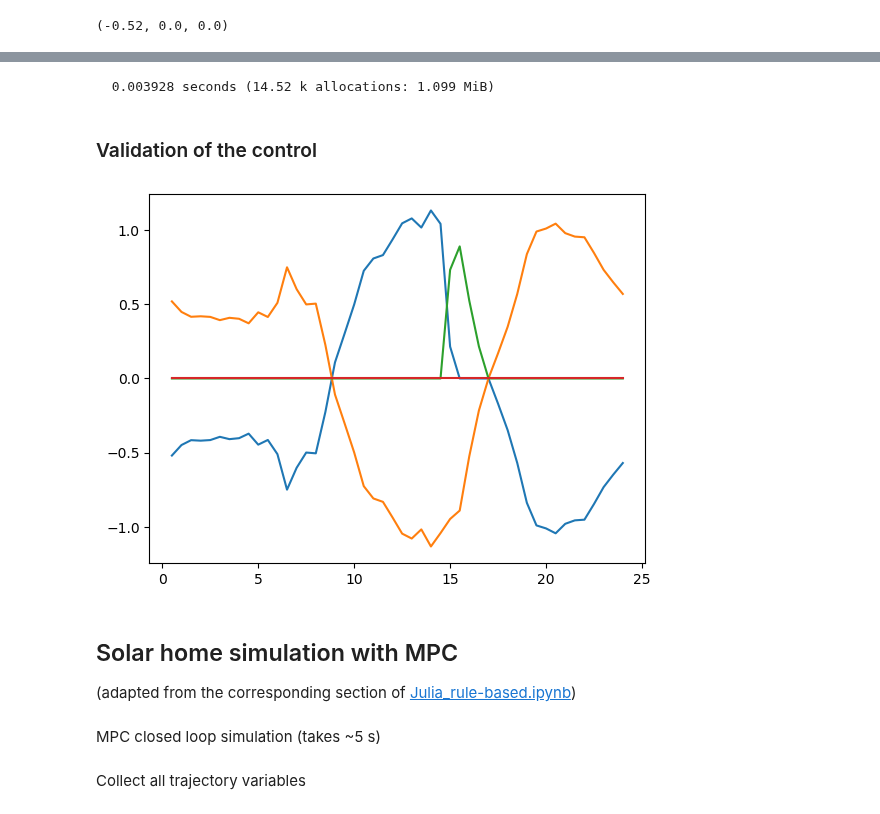
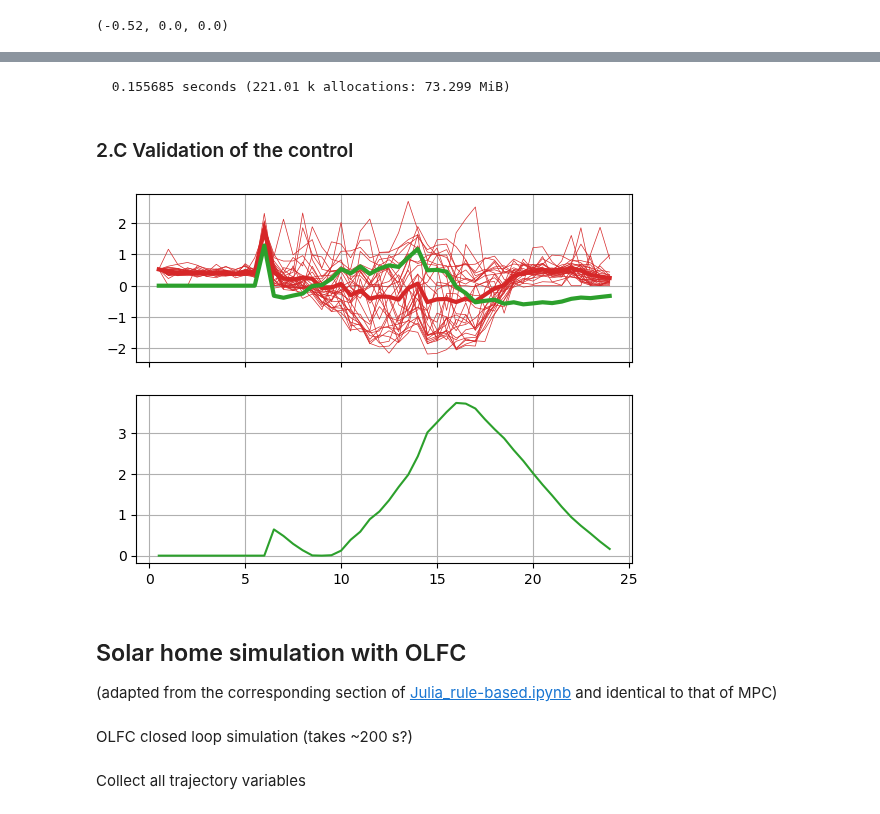
Before and after one commit to pierre-haessig/solarhome-control-bench, a Jupyter notebook: methods/julia_jump_mpc/julia_olfc.ipynb, the cells around one changed output, grey strips where cells are left out. Cells and saved outputs as stored; diff of their text form; code cells hidden in the pictures.

```diff
--- a/methods/julia_jump_mpc/julia_olfc.ipynb
+++ b/methods/julia_jump_mpc/julia_olfc.ipynb
@@ -299,11 +302,11 @@ function make_olfc(params, dt, scenarios; optimizer=default_optimizer)
             E_sto = value.(E), # state, up to instant H+1
             P_sto = value.(P_sto), # out
 
-            P_load = P_load_fc,
+            P_load = P_load_scen,
 
-            P_sun  = P_sun_fc,
+            P_sun  = P_sun_scen,
             P_curt = value.(P_curt),
-            P_pv   = P_sun_fc .- value.(P_curt),
+            P_pv   = P_sun_scen .- value.(P_curt),
 
             P_grid = value.(P_grid),
             c_grid = c_grid_fc
@@ -337,29 +340,39 @@ Timing and allocations are better:
 # %%
-forecast = make_daily_mean_forecast(48)
-control_mpc2 = make_mpc(params, dt, forecast)
-control_mpc2(1,0.)
-@time control_mpc2(1, 0., true);
+scenarios = make_scenarios(48, ndays)
+control_olfc = make_olfc(params, dt, scenarios)
+control_olfc(1, 0.)
+@time control_olfc(1, 0., false);
 # %% [output]
-  0.003928 seconds (14.52 k allocations: 1.099 MiB)
+  0.155685 seconds (221.01 k allocations: 73.299 MiB)
 # %% [markdown]
-### Validation of the control
+### 2.C Validation of the control
 # %%
 H = 48
-forecast = make_daily_mean_forecast(H)
-control_mpc2 = make_mpc(params, dt, forecast);
+scenarios = make_scenarios(H, ndays)
+control_olfc = make_olfc(params, dt, scenarios);
-# %%
-E_k = 7
-pred_traj = control_mpc2(1, E_k, true)[4];
-tH = (1:H)*dt
-plot(tH, pred_traj.P_sto[1:H]);
-plot(tH, pred_traj.P_load - pred_traj.P_sun);
-plot(tH, pred_traj.P_curt);
-plot(tH, pred_traj.P_grid);
-# %% [output]
-[figure, removed]
+# %%
+E_k = 0. # Initial battery energy
+k = 1 # decision instant
+
+pred_traj = control_olfc(1, E_k, true)[4];
+tH = (1:H)*dt
+
+fig, ax = plt.subplots(2,1, sharex=true)
+
+#ax[1].plot(tH, pred_traj.P_load - pred_traj.P_sun, "k", lw=0.5, alpha=0.5)
+ax[1].plot(tH, pred_traj.P_grid - pred_traj.P_curt, "C3", lw=0.5)
+ax[1].plot(tH, mean(pred_traj.P_grid - pred_traj.P_curt, dims=2), "C3", lw=3)
+ax[1].plot(tH, pred_traj.P_sto, "C2", lw=3)
+ax[1].grid()
+
+
+ax[2].plot(tH, pred_traj.E_sto[1:H], "C2")
+ax[2].grid()
+# %% [output]
+[figure, added]
 # %% [markdown]
-## Solar home simulation with MPC
+## Solar home simulation with OLFC
 
-(adapted from the corresponding section of [Julia_rule-based.ipynb](../julia_rule-based/Julia_rule-based.ipynb))
+(adapted from the corresponding section of [Julia_rule-based.ipynb](../julia_rule-based/Julia_rule-based.ipynb) and identical to that of MPC)
 # %%
 H = 48
@@ -368,5 +381,5 @@ control_mpc2 = make_mpc(params, dt, forecast);
 # %% [markdown]
-MPC closed loop simulation (takes ~5 s)
+OLFC closed loop simulation (takes ~200 s?)
 # %%
 P_sto = zeros(n)
 E_sto = zeros(n+1)
```
Also changed, not shown: parts of 30 cells of this notebook, 7 other files.
